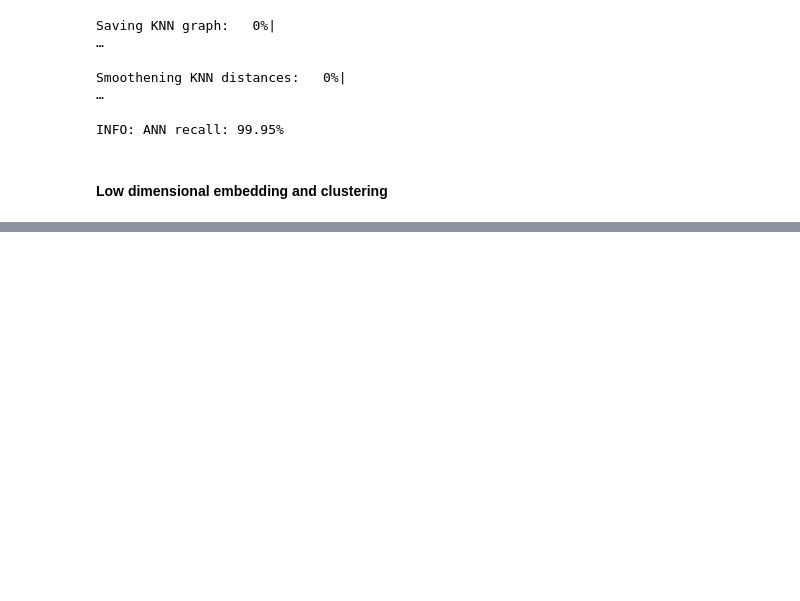
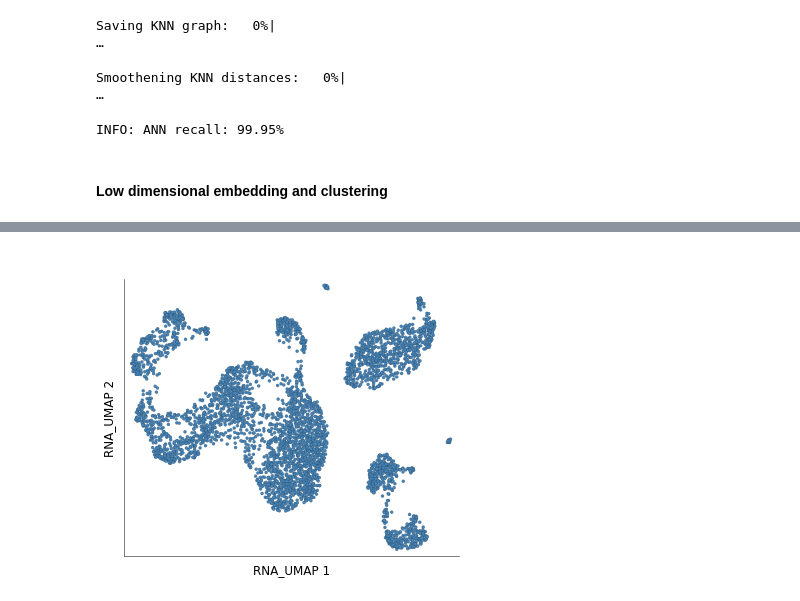
Before and after one commit to mujtababarsi/Scarf-workflow-PBMC, a Jupyter notebook: Scarf scRna-seq Analysis.ipynb, the cells around one changed output, grey strips where cells are left out. Cells and saved outputs as stored; diff of their text form; code cells hidden in the pictures; blank space fills up the shorter version.

```diff
--- a/Scarf scRna-seq Analysis.ipynb
+++ b/Scarf scRna-seq Analysis.ipynb
@@ -172,0 +173,3 @@ ds.cells.head()
+# %%
+ds.plot_layout(layout_key='RNA_UMAP')
+# %% [output]
@@ -172,0 +177 @@ ds.cells.head()
+[figure, added]
```
Also changed, not shown: parts of 18 cells of this notebook.
